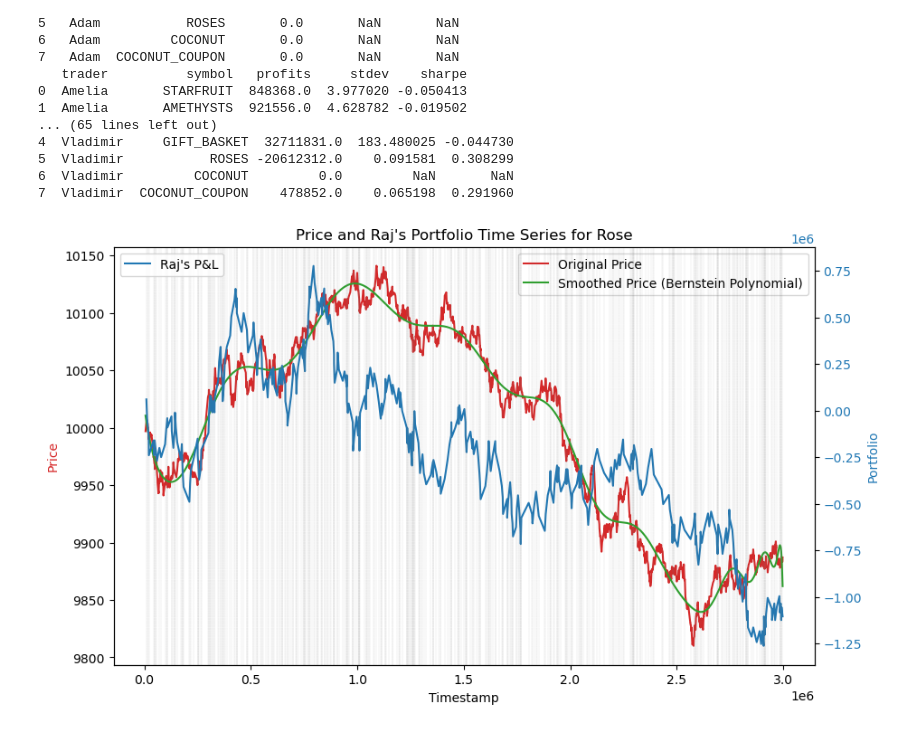
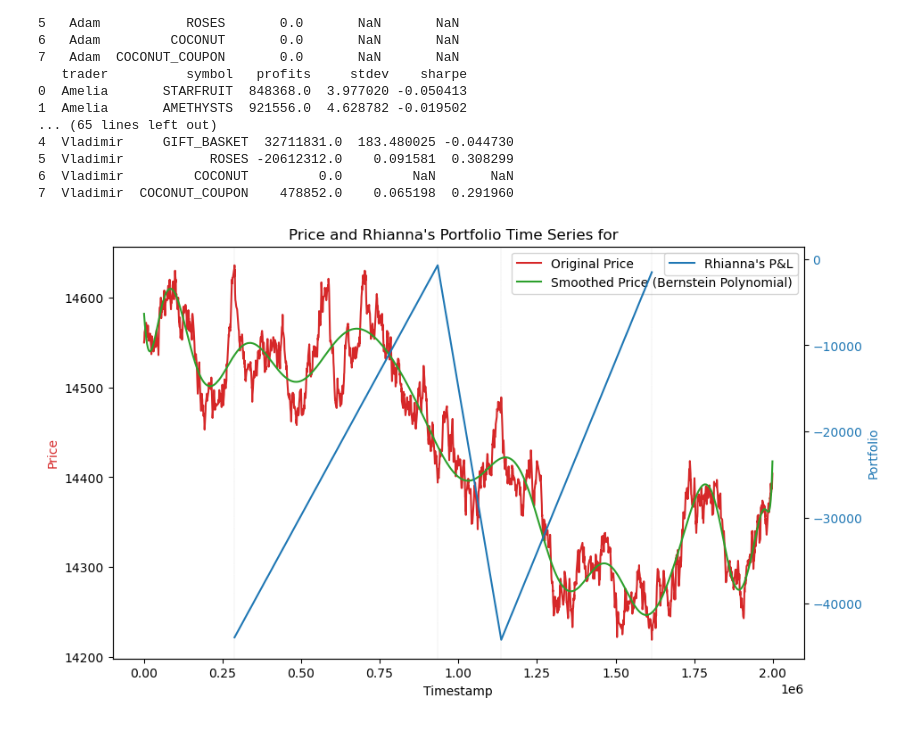
Before and after one commit to ocoropuj/IMC_Prosperity_Huskies, a Jupyter notebook: Round 5/data_analysis_5.ipynb, the cells around one changed output. Cells and saved outputs as stored; diff of their text form; code cells hidden in the pictures.

```diff
--- a/Round 5/data_analysis_5.ipynb
+++ b/Round 5/data_analysis_5.ipynb
@@ -206,12 +206,12 @@ for trader in all_traders:
 6  Vladimir         COCONUT         0.0         NaN       NaN
 7  Vladimir  COCONUT_COUPON    478852.0    0.065198  0.291960
 # %%
-trader = 'Raj'
+trader = 'Rhianna'
 trader_df, pnl_SF, pnl_A, pnl_C, pnl_S, pnl_GB, pnl_R, pnl_COCO, pnl_CC = get_trader_performance (trader=trader, return_all=True)
 
-trades = trades_COCO
-pnl = pnl_COCO
-text = 'Rose'
+trades = trades_R
+pnl = pnl_R
+text = ' '
 
 if True:
     # Normalize the timestamps to the range [0,1]
@@ -238,31 +238,31 @@ if True:
     color = 'tab:red'
 
 
     # Plotting the original trade prices
     ax1.set_xlabel('Timestamp')
     ax1.set_ylabel('Price', color='tab:red')
     ax1.plot(times_plot, trades['price'], color='tab:red', label='Original Price')
     ax1.tick_params(axis='y')
 
     # Plotting the smoothed prices
     ax1.plot(times_plot, smooth_prices, color='tab:green', label='Smoothed Price (Bernstein Polynomial)')
     ax1.legend()
 
 
     # Create a second y-axis for the portfolio values
     ax2 = ax1.twinx()
     color = 'tab:blue'
     ax2.set_ylabel('Portfolio', color=color)
     ax2.plot(pnl['timestamp'], pnl['portfolio'], color=color, label=f"{trader}'s P&L")
     ax2.tick_params(axis='y', labelcolor=color)
     ax2.legend()
 
     # Adding vertical bars at each timestamp in pnl
     for ts in pnl['timestamp']:
         plt.axvline(x=ts, color='gray', linestyle='--', linewidth=0.1)
 
     # Adding title and showing the plot
     plt.title(f"Price and {trader}'s Portfolio Time Series for {text}")
     plt.show()
 # %% [output]
-[figure, old version]
+[figure, new version]
```
Also changed, not shown: parts of 5 cells of this notebook, 1 other file.
